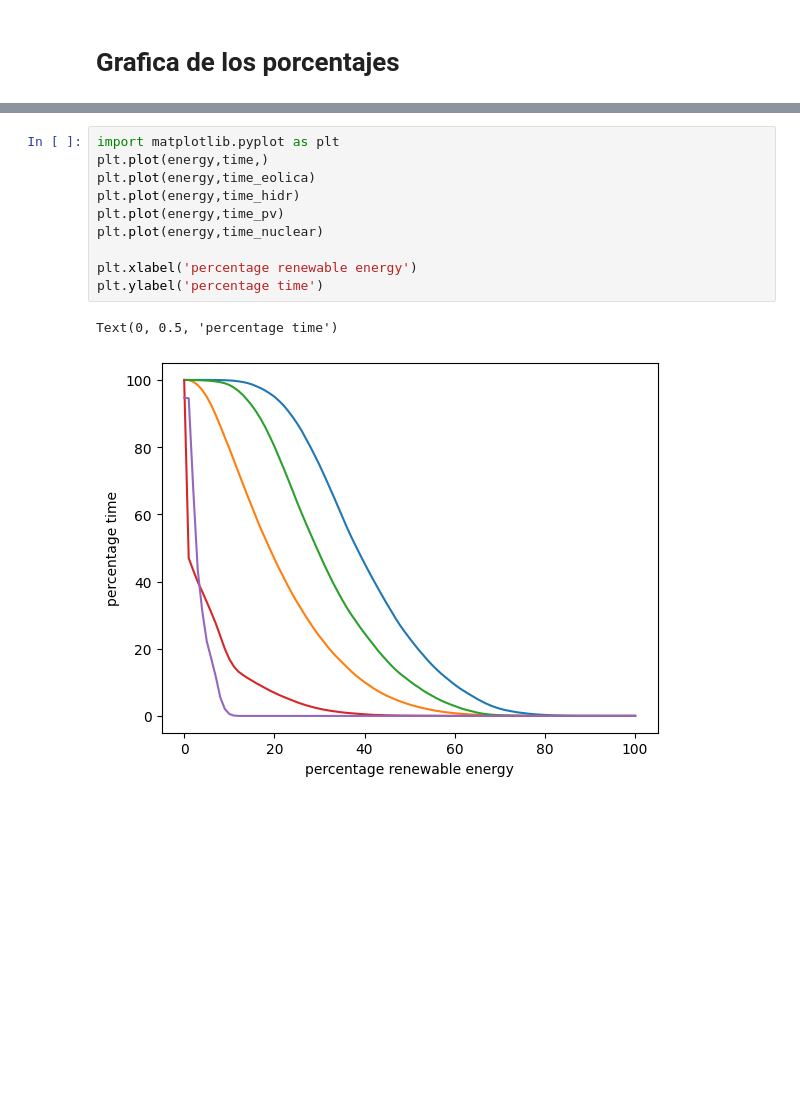
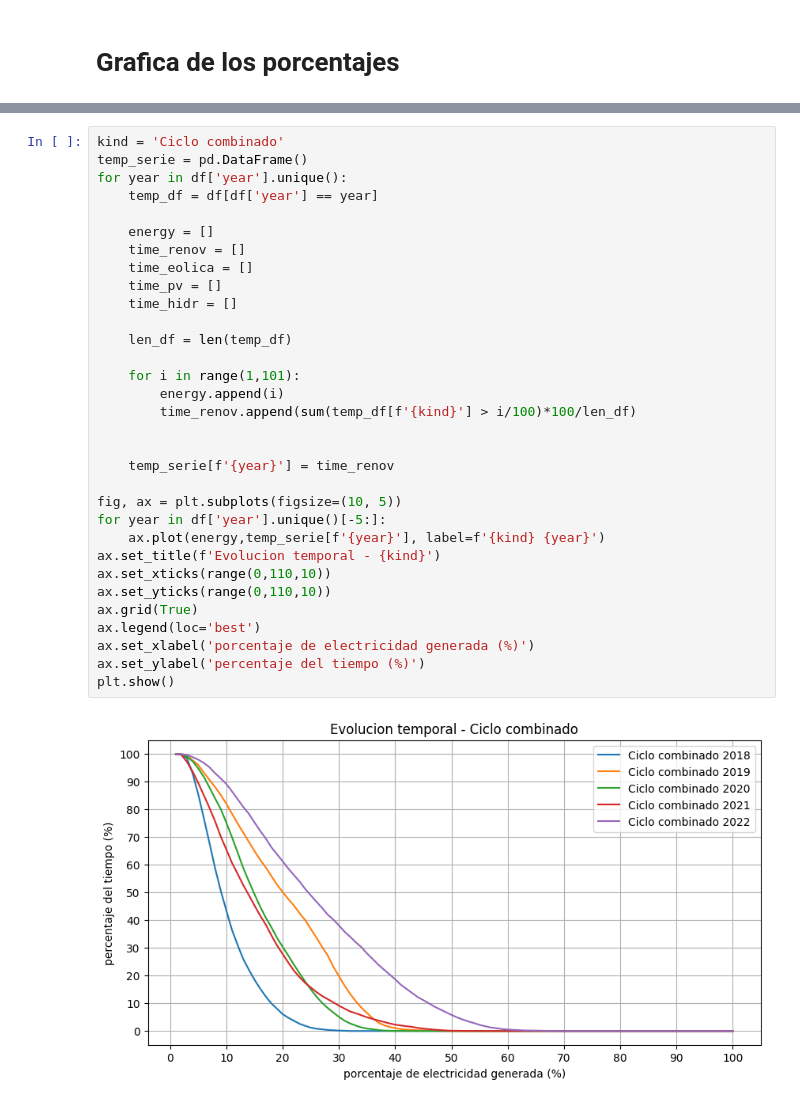
Before and after one commit to JorgeAvilaG/spanish-electricity-network-eda, a Jupyter notebook: process_data.ipynb, the cells around one changed output, grey strips where cells are left out. Saved outputs shown, nothing was run; the diff lists cells and outputs as text; blank space fills up the shorter version.

```diff
--- a/process_data.ipynb
+++ b/process_data.ipynb
@@ -305,13 +353,34 @@ for i in range(0,101):
-# %%
-import matplotlib.pyplot as plt
-plt.plot(energy,time,)
-plt.plot(energy,time_eolica)
-plt.plot(energy,time_hidr)
-plt.plot(energy,time_pv)
-plt.plot(energy,time_nuclear)
-
-plt.xlabel('percentage renewable energy')
-plt.ylabel('percentage time')
-# %% [output]
-Text(0, 0.5, 'percentage time')
-[figure, removed]
+# %%
+kind = 'Ciclo combinado'
+temp_serie = pd.DataFrame()
+for year in df['year'].unique():
+    temp_df = df[df['year'] == year]
+
+    energy = []
+    time_renov = []
+    time_eolica = []
+    time_pv = []
+    time_hidr = []
+
+    len_df = len(temp_df)
+
+    for i in range(1,101):
+        energy.append(i)
+        time_renov.append(sum(temp_df[f'{kind}'] > i/100)*100/len_df)
+
+
+    temp_serie[f'{year}'] = time_renov
+
+fig, ax = plt.subplots(figsize=(10, 5))
+for year in df['year'].unique()[-5:]:
+    ax.plot(energy,temp_serie[f'{year}'], label=f'{kind} {year}')
+ax.set_title(f'Evolucion temporal - {kind}')
+ax.set_xticks(range(0,110,10))
+ax.set_yticks(range(0,110,10))
+ax.grid(True)
+ax.legend(loc='best')
+ax.set_xlabel('porcentaje de electricidad generada (%)')
+ax.set_ylabel('percentaje del tiempo (%)')
+plt.show()
+# %% [output]
+[figure, added]
```
Also changed, not shown: parts of 1 cell of this notebook.
